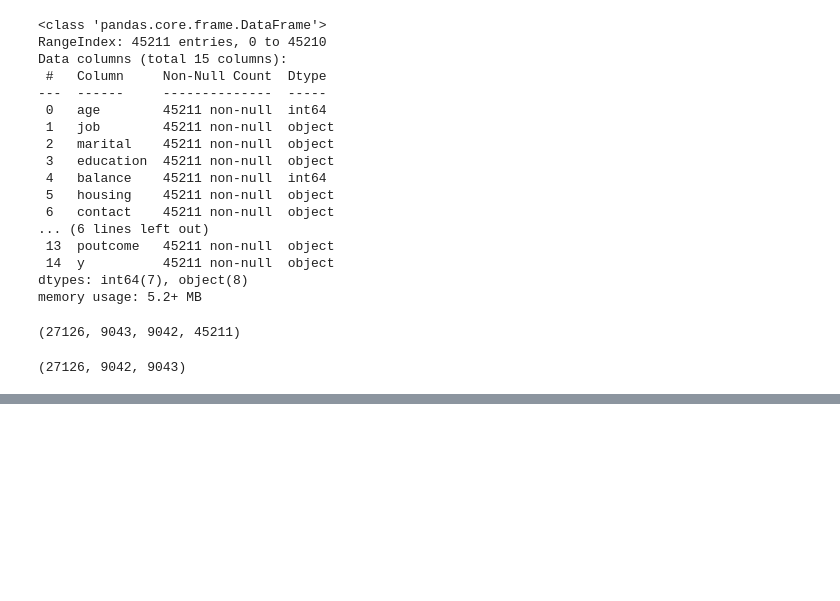
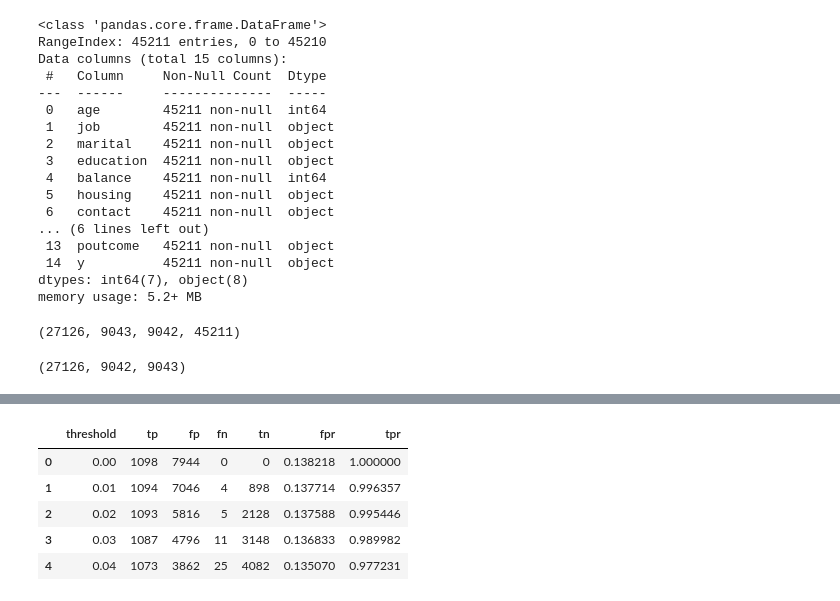
Before and after one commit to Davidmide02/mlzoomcamp_2024_assignments, a Jupyter notebook: evaluation_04/evaluation_04.ipynb, the cells around one changed output, grey strips where cells are left out. Cells and saved outputs as stored; diff of their text form; code cells hidden in the pictures; blank space fills up the shorter version.

```diff
--- a/evaluation_04/evaluation_04.ipynb
+++ b/evaluation_04/evaluation_04.ipynb
@@ -84,0 +263,9 @@ del X_test["y"]
+# %%
+df_score.head()
+# %% [output]
+|  | threshold | tp | fp | fn | tn | fpr | tpr |
+| 0 | 0.00 | 1098 | 7944 | 0 | 0 | 0.138218 | 1.000000 |
+| 1 | 0.01 | 1094 | 7046 | 4 | 898 | 0.137714 | 0.996357 |
+| 2 | 0.02 | 1093 | 5816 | 5 | 2128 | 0.137588 | 0.995446 |
+| 3 | 0.03 | 1087 | 4796 | 11 | 3148 | 0.136833 | 0.989982 |
+| 4 | 0.04 | 1073 | 3862 | 25 | 4082 | 0.135070 | 0.977231 |
```
Also changed, not shown: parts of 35 cells of this notebook.
